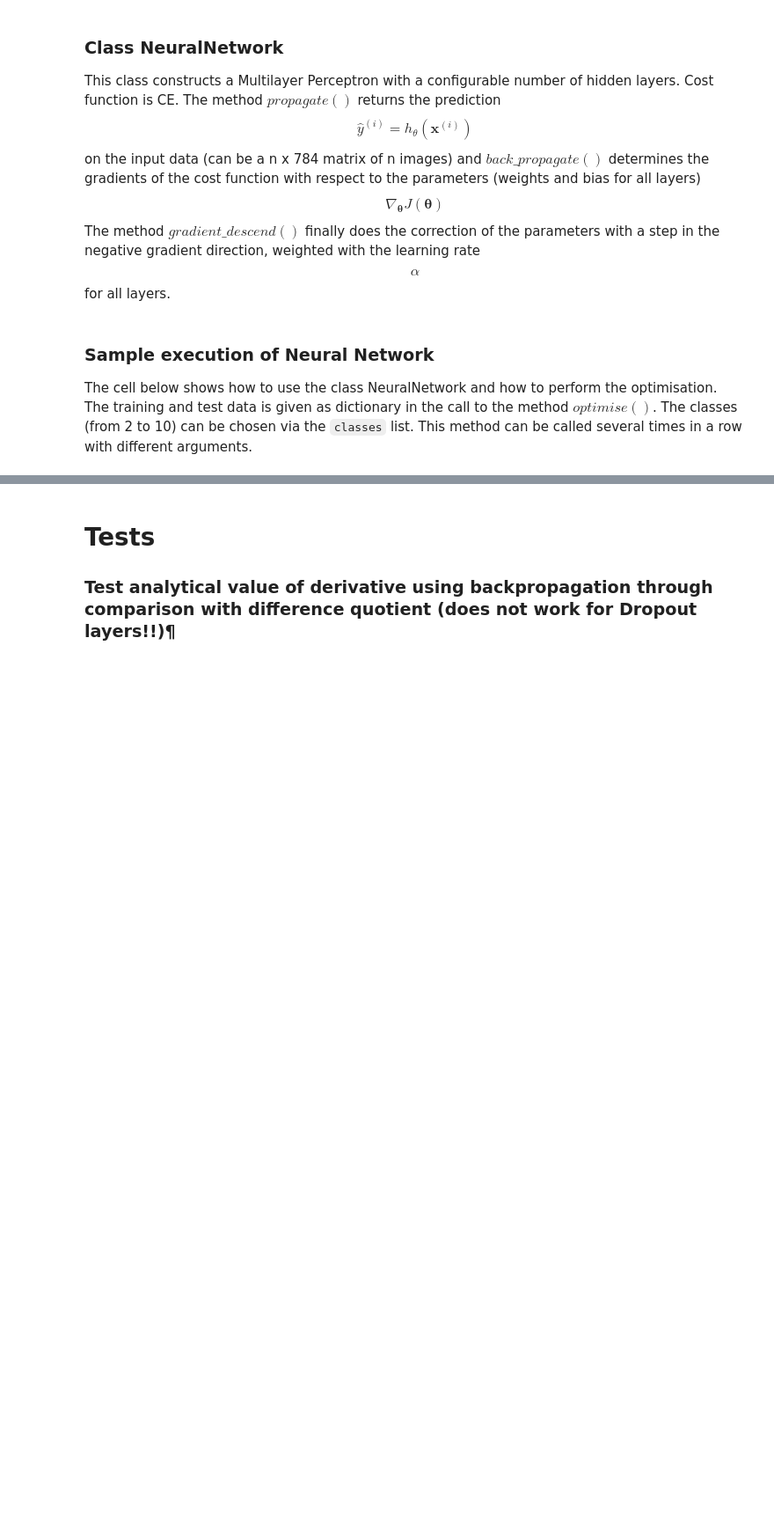
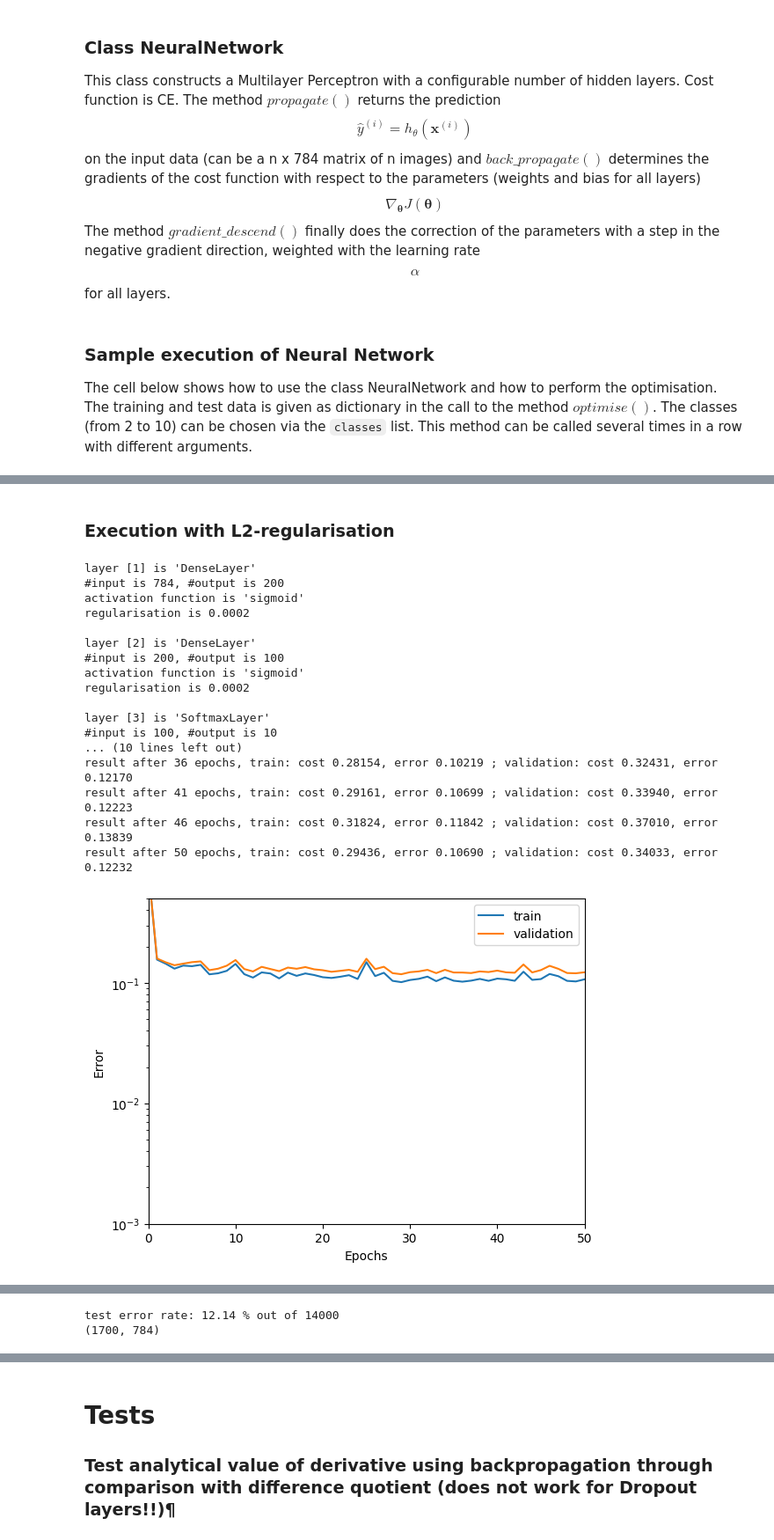
Before and after one commit to diegofrl/DeLearn23-24_PWs, a Jupyter notebook: PW5/mlp_regularise_stud.ipynb, the cells around one changed output, grey strips where cells are left out. Shown at 88% size. Cells and saved outputs as stored; diff of their text form; code cells hidden in the pictures; blank space fills up the shorter version.

```diff
--- a/PW5/mlp_regularise_stud.ipynb
+++ b/PW5/mlp_regularise_stud.ipynb
@@ -807,0 +846,43 @@ print(false_classifications.shape)
+# %% [markdown]
+### Execution with L2-regularisation
+# %%
+NNet = NeuralNetwork(list_num_neurons, activation = 'sigmoid', regularize = 0.0002, drop_p = 0.0)
+
+NNet.print_layers()
+
+#choose the hyperparameters you want to use for training
+epochs = 50
+batchsize = 32
+learning_rate = 0.5
+NNet.optimise(data, epochs, learning_rate, batchsize, debug=5)
+
+
+plot_error(NNet)
+plot_cost(NNet)
+
+plot_parameter_hist(NNet)
+
+y_pred = np.argmax(NNet.propagate(x_test), axis=1)
+false_classifications = x_test[(y_pred != y_test)]
+
+print('test error rate: %.2f %% out of %d' % (100*false_classifications.shape[0]/y_pred.shape[0], y_pred.shape[0]))
+print(false_classifications.shape)
+# %% [output]
+layer [1] is 'DenseLayer'
+#input is 784, #output is 200
+activation function is 'sigmoid'
+regularisation is 0.0002
+
+layer [2] is 'DenseLayer'
+#input is 200, #output is 100
+activation function is 'sigmoid'
+regularisation is 0.0002
+
+layer [3] is 'SoftmaxLayer'
+#input is 100, #output is 10
+... (10 lines left out)
+result after 36 epochs, train: cost 0.28154, error 0.10219 ; validation: cost 0.32431, error 0.12170
+result after 41 epochs, train: cost 0.29161, error 0.10699 ; validation: cost 0.33940, error 0.12223
+result after 46 epochs, train: cost 0.31824, error 0.11842 ; validation: cost 0.37010, error 0.13839
+result after 50 epochs, train: cost 0.29436, error 0.10690 ; validation: cost 0.34033, error 0.12232
+[figure, added]
@@ -807,0 +893,2 @@ print(false_classifications.shape)
+test error rate: 12.14 % out of 14000
+(1700, 784)
```
Also changed, not shown: parts of 19 cells of this notebook, 1 other file.
